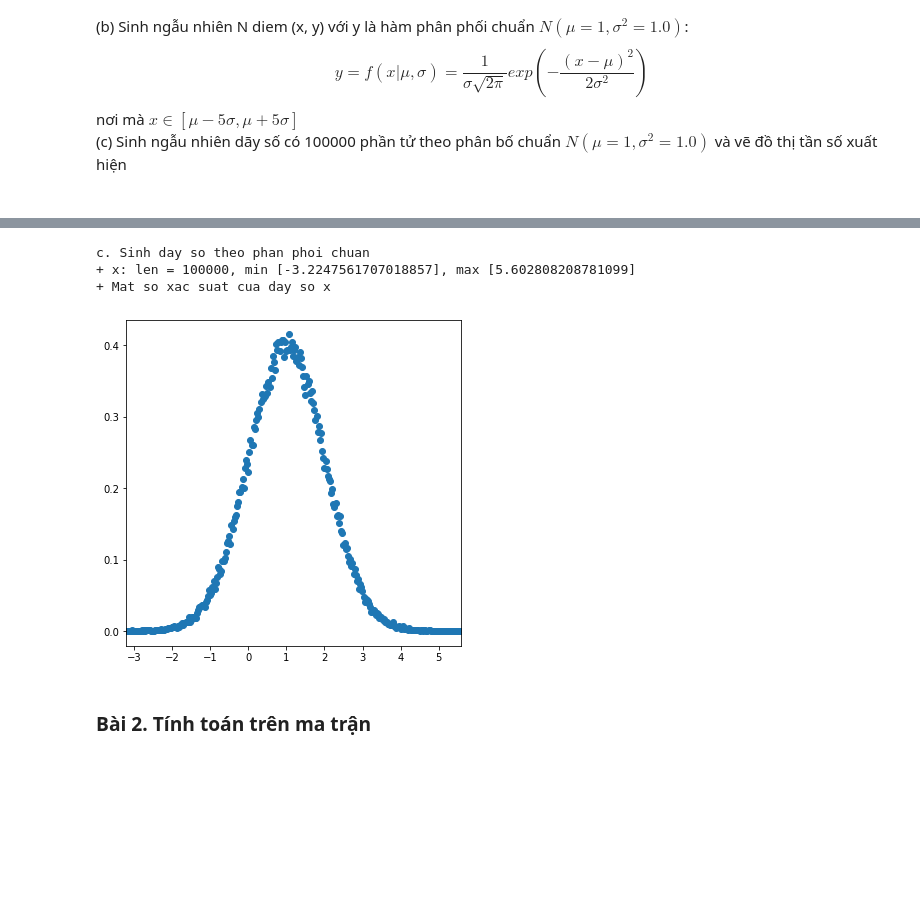
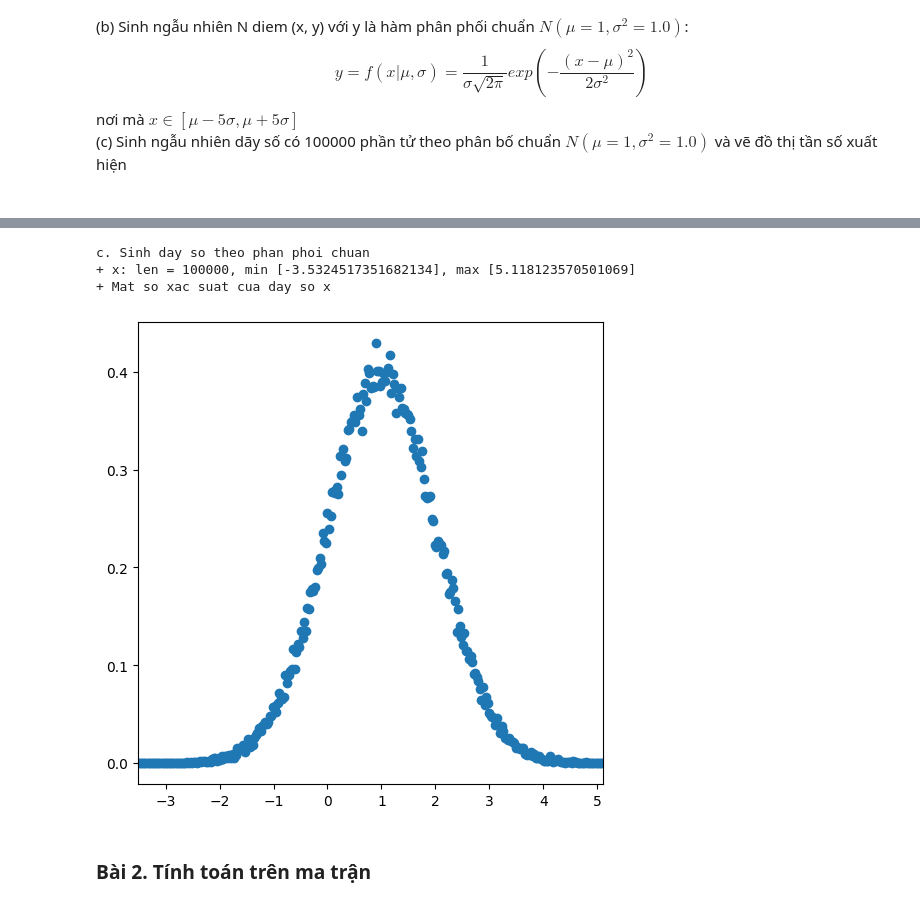
Before and after one commit to TruongXuanHung/sgu25_data_analytics, a Jupyter notebook: exercises/lab2/04_exercise_02.ipynb, the cells around one changed output, grey strips where cells are left out. Saved outputs shown, nothing was run; the diff lists cells and outputs as text; code cells hidden in the pictures; blank space fills up the shorter version.

```diff
--- a/exercises/lab2/04_exercise_02.ipynb
+++ b/exercises/lab2/04_exercise_02.ipynb
@@ -175,21 +204,26 @@ b. Sinh cặp (x, y) với y làm hàm phân phối chuẩn
 # %%
-""" CÁC BẠN LÀM BÀI Ở ĐÂY """
+mu, sigma = 1, 1.0
+x = mu + sigma * np.random.randn(100000)
+
+# Thống kê tần số xuất hiện (histogram)
+cnt, val = np.histogram(x, bins=300, density=True)
+val = (val[:-1] + val[1:]) / 2
 # Sử dụng hàm np.random.randn() sinh phân phối chuẩn N(0,1) --> N(m,s^2) = m + N(0,1) * s
 # Sử dụng hàm np.histogram với density=True để thống kê số lần xuất hiện với số bins = 300 (do dãy số thực)
 # ...
 
 print( "c. Sinh day so theo phan phoi chuan")
 print(f"+ x: len = {len(x)}, min [{np.min(x)}], max [{np.max(x)}]")
 print(f"+ Mat so xac suat cua day so x")
 plt.figure(figsize=(6,6))      # kich thuoc ban ve
 plt.xlim(np.min(val), np.max(val))
 plt.scatter(val, cnt)
 plt.show()
 # %% [output]
 c. Sinh day so theo phan phoi chuan
-+ x: len = 100000, min [-3.2247561707018857], max [5.602808208781099]
++ x: len = 100000, min [-3.5324517351682134], max [5.118123570501069]
 + Mat so xac suat cua day so x
-[figure, old version]
+[figure, new version]
 # %% [markdown]
 ### Bài 2. Tính toán trên ma trận
 # %% [markdown]
```
Also changed, not shown: parts of 15 cells of this notebook.
